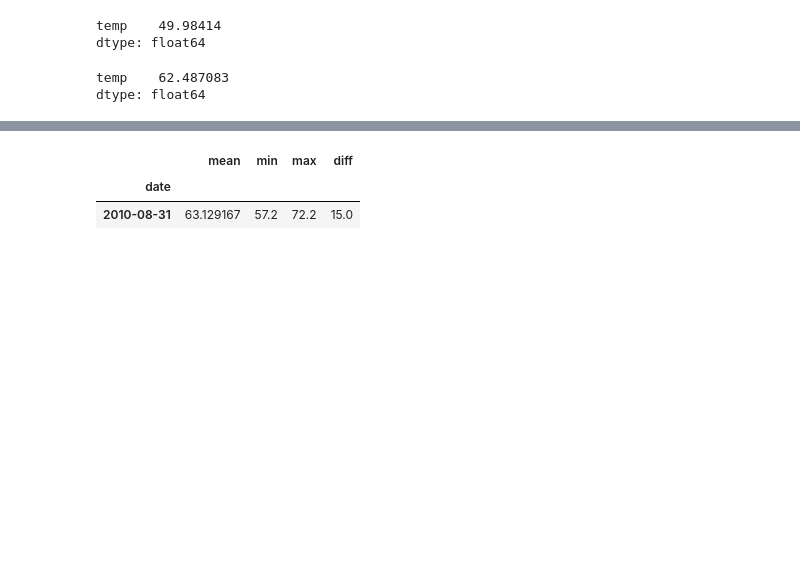
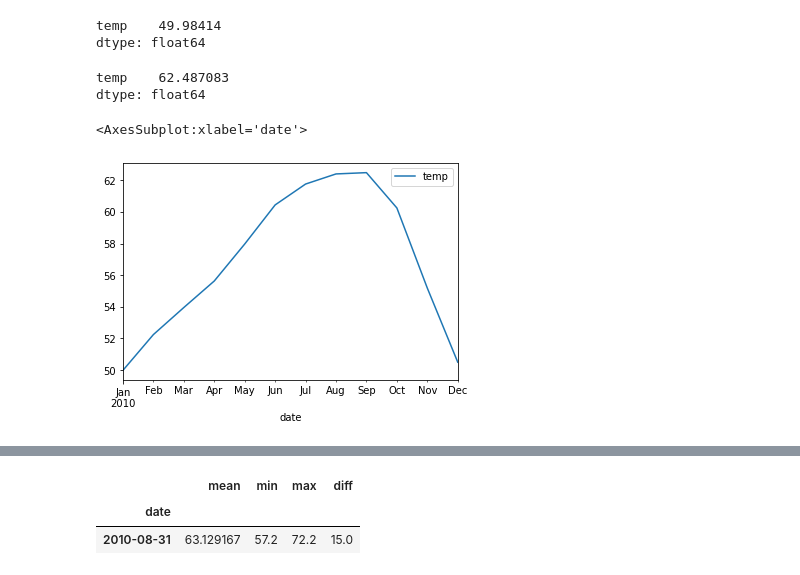
Before and after one commit to AJMartinezLlanes/timeseries-exercises, a Jupyter notebook: working-with-time-series-data.ipynb, the cells around one changed output, grey strips where cells are left out. Saved outputs shown, nothing was run; the diff lists cells and outputs as text; code cells hidden in the pictures; blank space fills up the shorter version.

```diff
--- a/working-with-time-series-data.ipynb
+++ b/working-with-time-series-data.ipynb
@@ -96,6 +96,11 @@ by_month.max()
 # %% [output]
 temp    62.487083
 dtype: float64
+# %%
+by_month.plot()
+# %% [output]
+<AxesSubplot:xlabel='date'>
+[figure, added]
 # %%
 # Resample by the day and calculate the min and max temp for the day (Hint: .agg(['min', 'max'])).
 # Use this resampled dataframe to calculate the change in temperature for the day. Which month has the highest daily temperature variability?
```
Also changed, not shown: parts of 4 cells of this notebook, 1 other file.
